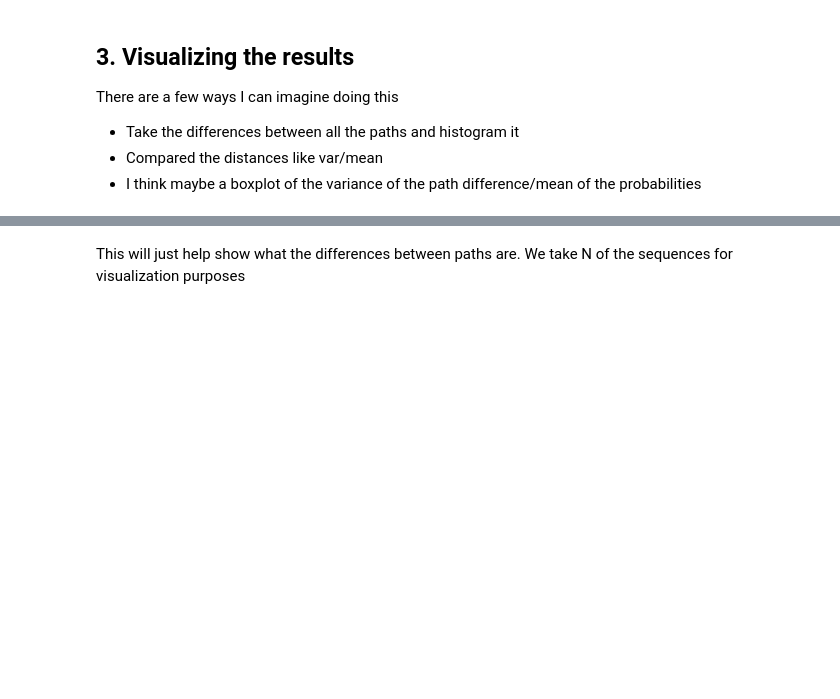
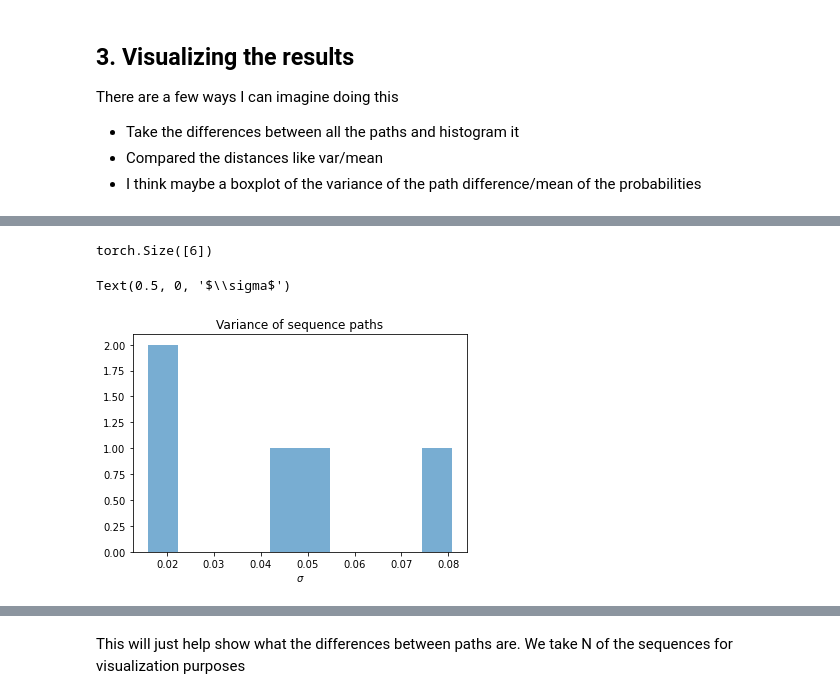
Before and after one commit to emisbrooke/transformer-path-dependence, a Jupyter notebook: tutorial_v2.ipynb, the cells around one changed output, grey strips where cells are left out. Cells and saved outputs as stored; diff of their text form; code cells hidden in the pictures; blank space fills up the shorter version.

```diff
--- a/tutorial_v2.ipynb
+++ b/tutorial_v2.ipynb
@@ -90,3 +119,28 @@ prob_paths = np.load(f'{filepath}prob_paths_{iters}_iters_{num_mask}_masked_{num
 prob_all_at_once = np.load(f'{filepath}prob_at_once_{iters}_iters_{num_mask}_masked_{num_pairs}_pairs.npy')
 starting_seqs = np.load(f'{filepath}starting_seqs_{iters}_iters_{num_mask}_masked_{num_pairs}_pairs.npy')
 ending_seqs = np.load(f'{filepath}ending_seqs_{iters}_iters_{num_mask}_masked_{num_pairs}_pairs.npy')
+# %%
+# Don't overthink this. New is just an array containing the differences between all the path probabilities
+
+
+prob_paths = torch.tensor(prob_paths)
+t_row = prob_paths.unsqueeze(2) # This has shape n_seq, n_iters, 1 (So n_seq planes with n_iters rows, 1 col)
+t_col = prob_paths.unsqueeze(1) # This has shape n_seq, 1, n_iters (n_seq planes with 1 row and n_iters cols)
+# When you subtract these it will broadcast the col one over so that you get the diff of all the values from each other for each plane
+diff = torch.abs(t_row - t_col) # Size num_seq, num_iters, num_iters
+
+# Create a diagonal mask
+diagonal_mask = torch.eye(diff.size(1), dtype=torch.bool)
+
+# Invert the mask to get non-diagonal elements
+non_diagonal_mask = ~diagonal_mask
+
+# Expand the mask to 3D to match the shape of the difference matrices
+expanded_mask = non_diagonal_mask.unsqueeze(0).expand_as(diff)
+
+# Apply the expanded mask to get non-diagonal elements
+non_diagonal_elements = diff[expanded_mask]
+
+
+new = non_diagonal_elements.reshape(prob_paths.size(0), prob_paths.size(1) * (prob_paths.size(1)-1))
+new.shape
@@ -92,0 +198,15 @@ ending_seqs = np.load(f'{filepath}ending_seqs_{iters}_iters_{num_mask}_masked_{n
+# %%
+import matplotlib.pyplot as plt
+#### I wouldn't choose this one. I would pick the two
+
+var = new.var(dim=1)
+mean = prob_paths.mean(dim=1)
+print(var.shape)
+
+plt.hist(var.numpy(), alpha = .6)
+plt.title('Variance of sequence paths')
+plt.xlabel('$\sigma$')
+# %% [output]
+torch.Size([6])
+Text(0.5, 0, '$\\sigma$')
+[figure, added]
```
Also changed, not shown: parts of 16 cells of this notebook, 5 other files.
